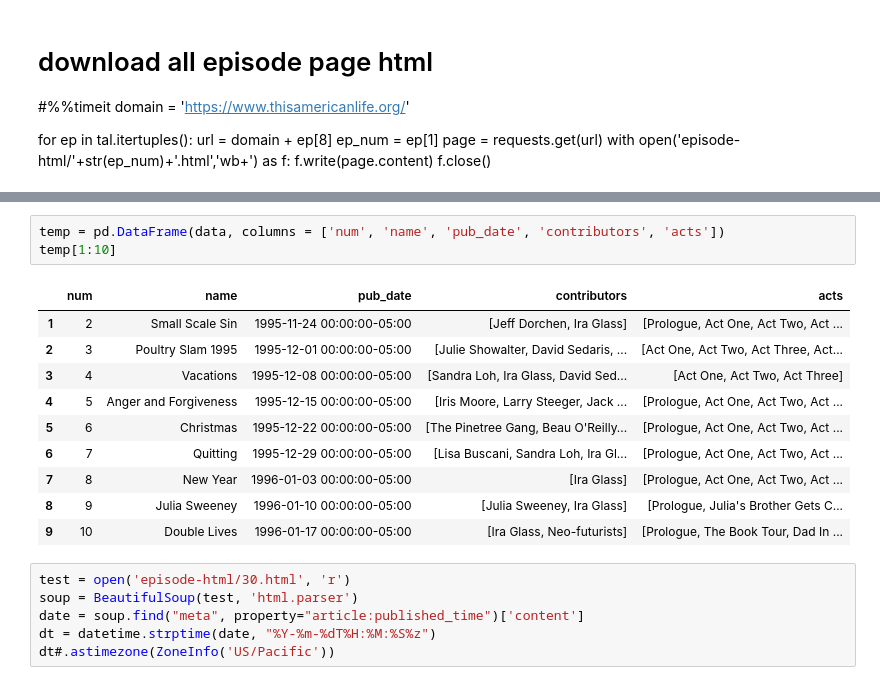
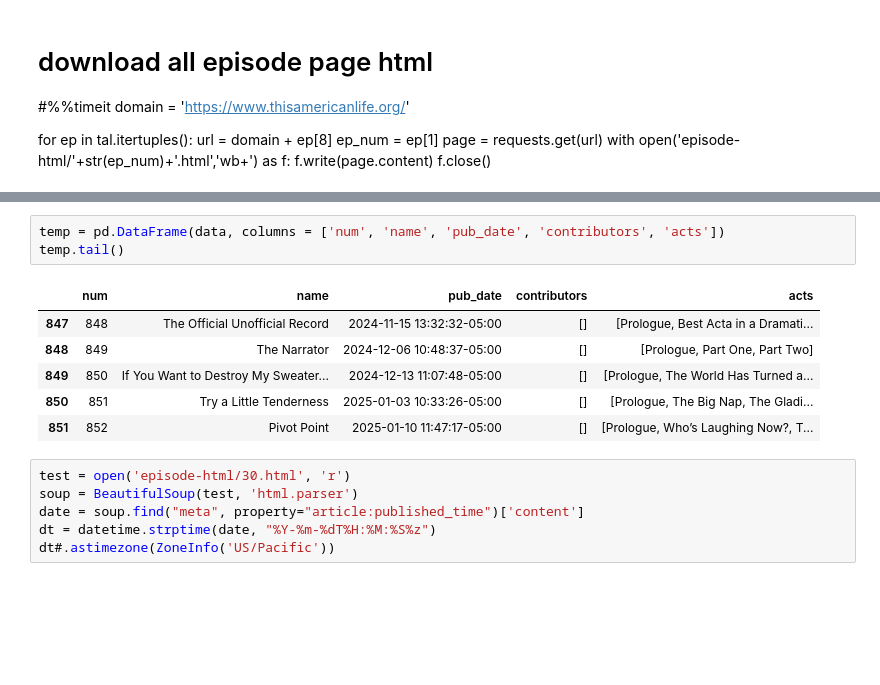
Before and after one commit to areeyat/this-american-data, a Jupyter notebook: tal-eda.ipynb, the cells around one changed output, grey strips where cells are left out. Drawn from its saved outputs; the diff is of its cells as text; blank space fills up the shorter version.

Commit message:
loaded data from episode-html into temp dataframe

```diff
--- a/tal-eda.ipynb
+++ b/tal-eda.ipynb
@@ -264,18 +264,14 @@ for ep in np.arange(1,max_ep+1):
 852
 # %%
 temp = pd.DataFrame(data, columns = ['num', 'name', 'pub_date', 'contributors', 'acts'])
-temp[1:10]
+temp.tail()
 # %% [output]
 |  | num | name | pub_date | contributors | acts |
-| 1 | 2 | Small Scale Sin | 1995-11-24 00:00:00-05:00 | [Jeff Dorchen, Ira Glass] | [Prologue, Act One, Act Two, Act ... |
-| 2 | 3 | Poultry Slam 1995 | 1995-12-01 00:00:00-05:00 | [Julie Showalter, David Sedaris, ... | [Act One, Act Two, Act Three, Act... |
-| 3 | 4 | Vacations | 1995-12-08 00:00:00-05:00 | [Sandra Loh, Ira Glass, David Sed... | [Act One, Act Two, Act Three] |
-| 4 | 5 | Anger and Forgiveness | 1995-12-15 00:00:00-05:00 | [Iris Moore, Larry Steeger, Jack ... | [Prologue, Act One, Act Two, Act ... |
-| 5 | 6 | Christmas | 1995-12-22 00:00:00-05:00 | [The Pinetree Gang, Beau O'Reilly... | [Prologue, Act One, Act Two, Act ... |
-| 6 | 7 | Quitting | 1995-12-29 00:00:00-05:00 | [Lisa Buscani, Sandra Loh, Ira Gl... | [Prologue, Act One, Act Two, Act ... |
-| 7 | 8 | New Year | 1996-01-03 00:00:00-05:00 | [Ira Glass] | [Prologue, Act One, Act Two, Act ... |
-| 8 | 9 | Julia Sweeney | 1996-01-10 00:00:00-05:00 | [Julia Sweeney, Ira Glass] | [Prologue, Julia's Brother Gets C... |
-| 9 | 10 | Double Lives | 1996-01-17 00:00:00-05:00 | [Ira Glass, Neo-futurists] | [Prologue, The Book Tour, Dad In ... |
+| 847 | 848 | The Official Unofficial Record | 2024-11-15 13:32:32-05:00 | [] | [Prologue, Best Acta in a Dramati... |
+| 848 | 849 | The Narrator | 2024-12-06 10:48:37-05:00 | [] | [Prologue, Part One, Part Two] |
+| 849 | 850 | If You Want to Destroy My Sweater... | 2024-12-13 11:07:48-05:00 | [] | [Prologue, The World Has Turned a... |
+| 850 | 851 | Try a Little Tenderness | 2025-01-03 10:33:26-05:00 | [] | [Prologue, The Big Nap, The Gladi... |
+| 851 | 852 | Pivot Point | 2025-01-10 11:47:17-05:00 | [] | [Prologue, Who’s Laughing Now?, T... |
 # %%
 test = open('episode-html/30.html', 'r')
 soup = BeautifulSoup(test, 'html.parser')
```
